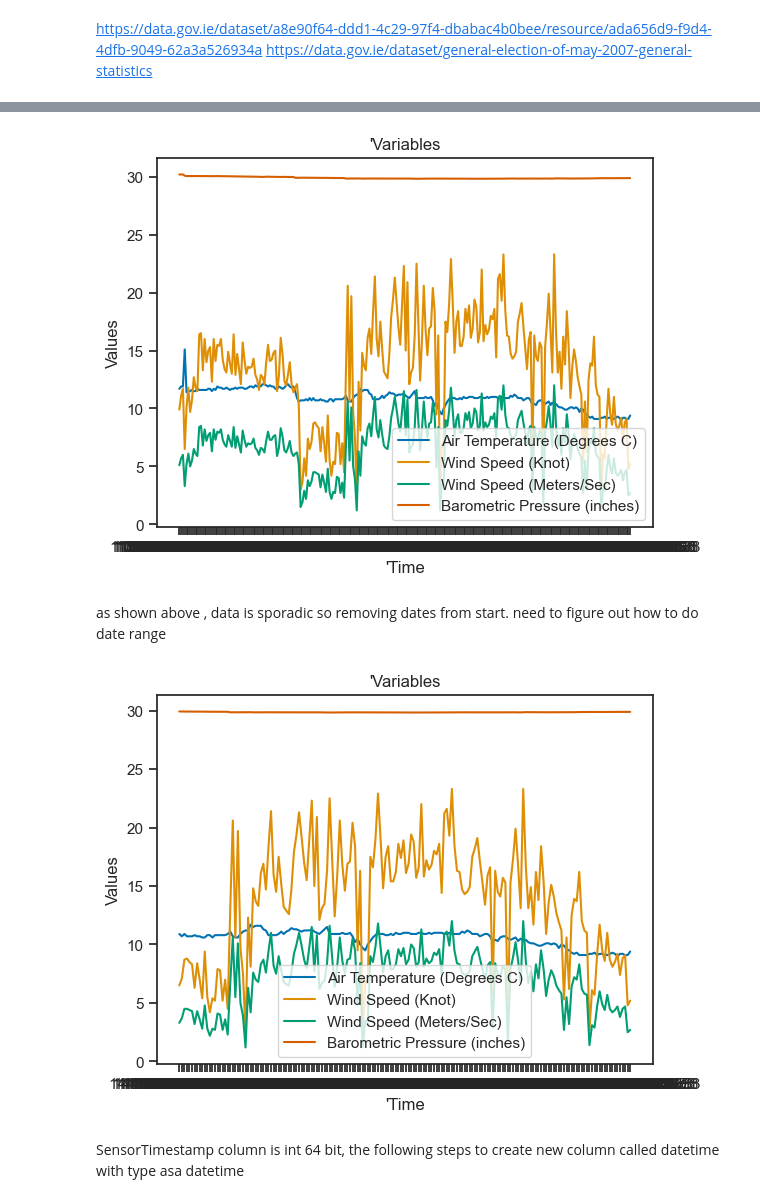
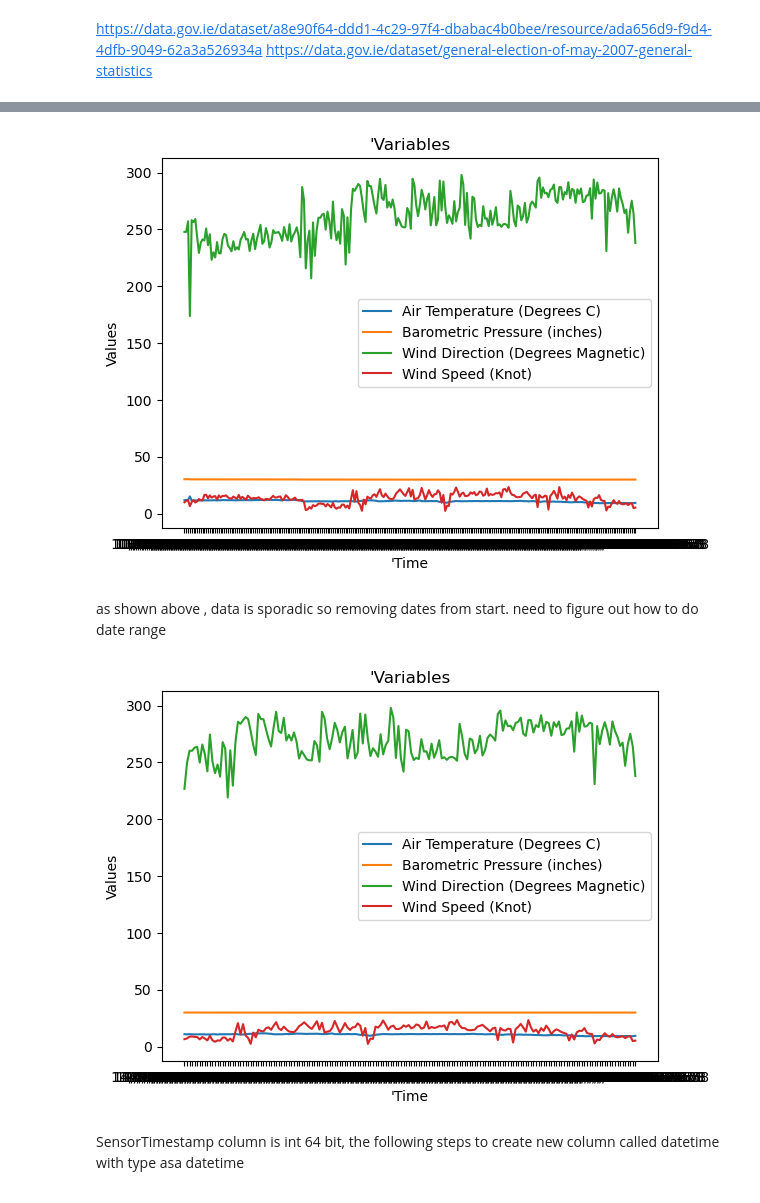
Before and after one commit to dectan/Programming-for-Data-Analysis-Project-1, a Jupyter notebook: Project 1.ipynb, the cells around one changed output, grey strips where cells are left out. Drawn from its saved outputs; the diff is of its cells as text; code cells hidden in the pictures.

```diff
--- a/Project 1.ipynb
+++ b/Project 1.ipynb
@@ -13,6 +13,6 @@ https://data.gov.ie/dataset/general-election-of-may-2007-general-statistics
 
 df1=pd.read_csv('http://data.marine.ie/downloads/SmartBayIreland/GalwaySampleWeatherData.csv',nrows = 250)
 #https://stackoverflow.com/questions/48899051/how-to-drop-a-specific-column-of-csv-file-while-reading-it-using-pandas
-df1 = df1.drop(['Longitude','Latitude','Wind Direction (Degrees True)'],axis =1)
-
+df1 = df1.drop(['Longitude','Latitude','Wind Direction (Degrees True)','Barometric Pressure (Millibars)',"Wind Speed (Meters/Sec)"],axis =1)
+df1
 #df1.loc[df1.loc[:,'SensorTimestamp'] >= '14/08/2015']
@@ -19,16 +33,16 @@ df1 = df1.drop(['Longitude','Latitude','Wind Direction (Degrees True)'],axis =1)
 # %%
 sns.lineplot(data=df1, x = "SensorTimestamp", y = "Air Temperature (Degrees C)")
+sns.lineplot(data=df1, x = "SensorTimestamp", y = "Barometric Pressure (inches)")
+sns.lineplot(data=df1, x = "SensorTimestamp", y = "Wind Direction (Degrees Magnetic)")
 sns.lineplot(data=df1, x = "SensorTimestamp", y = "Wind Speed (Knot)")
-sns.lineplot(data=df1, x = "SensorTimestamp", y = "Wind Speed (Meters/Sec)")
-sns.lineplot(data=df1, x = "SensorTimestamp", y = "Barometric Pressure (inches)")
 plt.title("'Variables")
 plt.xlabel("'Time")
 plt.ylabel("Values")
-plt.legend(["Air Temperature (Degrees C)","Wind Speed (Knot)","Wind Speed (Meters/Sec)","Barometric Pressure (inches)"])
+plt.legend(["Air Temperature (Degrees C)","Barometric Pressure (inches)","Wind Direction (Degrees Magnetic)","Wind Speed (Knot)"])
 #plt.show()
 plt.show()
 # %% [output]
-[figure, old version]
+[figure, new version]
 # %% [markdown]
 as shown above , data is sporadic so removing dates from start. need to figure out how to do date range
 # %%
@@ -36,16 +50,16 @@ df2=df1.loc[df1.loc[:,'SensorTimestamp'] >= '14/08/2015']
 # %%
 sns.lineplot(data=df2, x = "SensorTimestamp", y = "Air Temperature (Degrees C)")
+sns.lineplot(data=df2, x = "SensorTimestamp", y = "Barometric Pressure (inches)")
+sns.lineplot(data=df2, x = "SensorTimestamp", y = "Wind Direction (Degrees Magnetic)")
 sns.lineplot(data=df2, x = "SensorTimestamp", y = "Wind Speed (Knot)")
-sns.lineplot(data=df2, x = "SensorTimestamp", y = "Wind Speed (Meters/Sec)")
-sns.lineplot(data=df2, x = "SensorTimestamp", y = "Barometric Pressure (inches)")
 plt.title("'Variables")
 plt.xlabel("'Time")
 plt.ylabel("Values")
-plt.legend(["Air Temperature (Degrees C)","Wind Speed (Knot)","Wind Speed (Meters/Sec)","Barometric Pressure (inches)"])
+plt.legend(["Air Temperature (Degrees C)","Barometric Pressure (inches)","Wind Direction (Degrees Magnetic)","Wind Speed (Knot)"])
 #plt.show()
 plt.show()
 # %% [output]
-[figure, old version]
+[figure, new version]
 # %% [markdown]
 SensorTimestamp column is int 64 bit, the following steps to create new column called datetime with type asa datetime
 # %%
```
Also changed, not shown: parts of 37 cells of this notebook.
